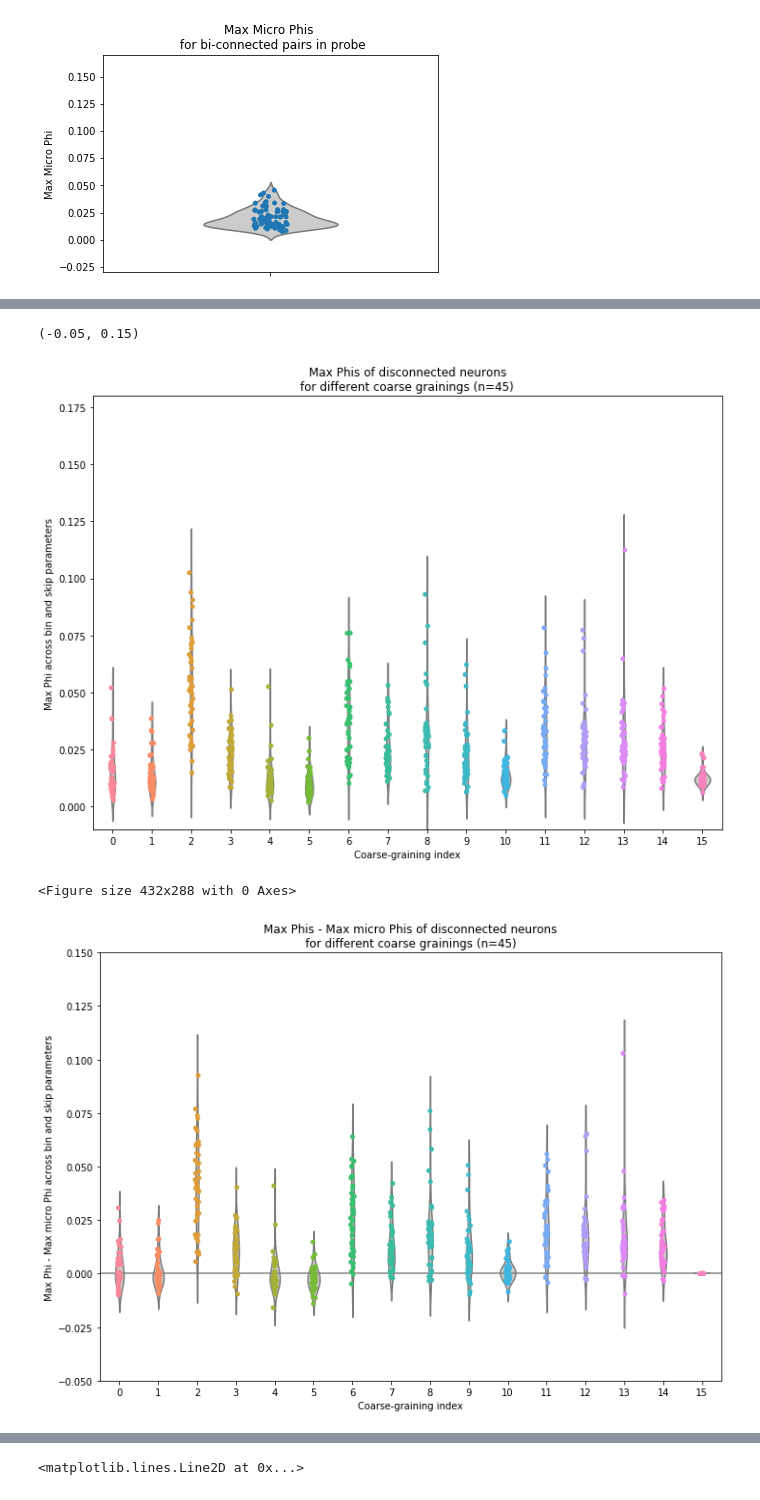
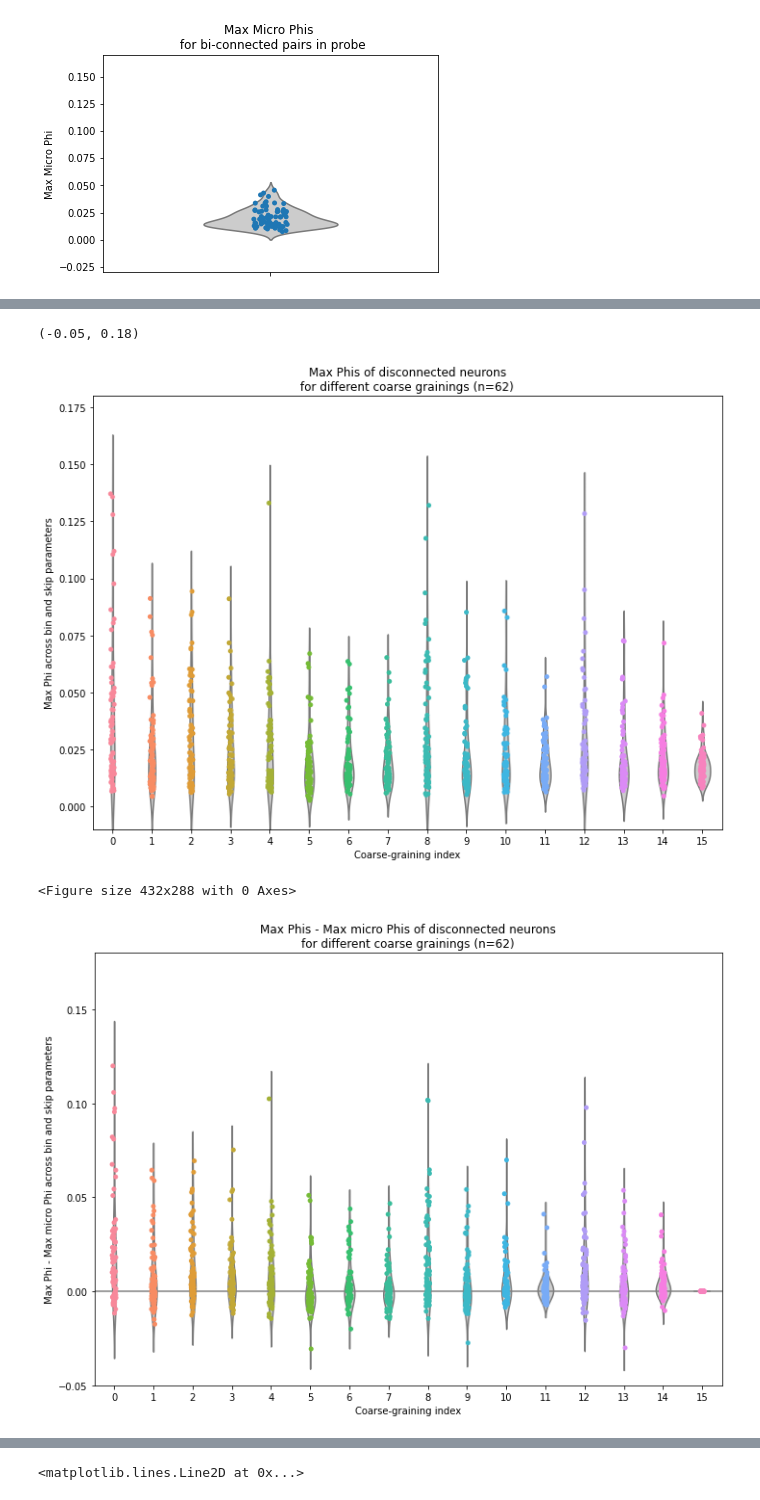
Before and after one commit to mmasque/temporal_emergence, a Jupyter notebook: spiking_statistics.ipynb, the cells around one changed output, grey strips where cells are left out. Cells and saved outputs as stored; diff of their text form; code cells hidden in the pictures.

```diff
--- a/spiking_statistics.ipynb
+++ b/spiking_statistics.ipynb
@@ -202,7 +210,7 @@ plt.xlabel("Minimum number of state samples")
 for i in range(3):
     for j in range(3):
         #plt.figure()
-        ax[i,j].hist(minimal_connections[i*3 + j], bins = 25)
+        ax[i,j].hist(minimal_connections[i*3 + j], bins = 10)
         ax[i,j].set_yscale('log')
         ax[i,j].set_xlim([0, 1000])
         ax[i,j].set_ylim([1, 10**3])
@@ -216,6 +224,7 @@ plt.figure()
 for i in range(minimal_connections.shape[0]):
     h,x = np.histogram(minimal_connections[i], bins=25)
     bin_centers = 0.5*(x[1:]+x[:-1])
+    print(bin_centers[0])
     plt.plot(bin_centers,h, label='%.3f' % (binsize[i]))
     plt.yscale('log')
     plt.xlim([0,1000])
@@ -380,7 +398,13 @@ def violinplot_macro(macros, lims, title):
 # %%
 # same as above, but for 16 coarse grainings
 import numpy as np
-all_16_macro_micros_bidir = np.load("results/all_16coarsegrains_macro_micros.npy", allow_pickle=True)
-all_16_macro_micros_disconnected = np.load("results/all_16coarsegrains_macro_micros_disconnected.npy", allow_pickle=True)
-all_16_macro_micros_disconnected_random = np.load("results/all_16coarsegrains_macro_micros_disconnected_random.npy", allow_pickle=True)
-all_16_macro_micros_disconnected_random_500 = np.load("results/all_16coarsegrains_macro_micros_disconnected_500.npy", allow_pickle=True)
+#all_16_macro_micros_bidir = np.load("results/all_16coarsegrains_macro_micros.npy", allow_pickle=True)
+#all_16_macro_micros_disconnected = np.load("results/all_16coarsegrains_macro_micros_disconnected.npy", allow_pickle=True)
+#all_16_macro_micros_disconnected_random = np.load("results/all_16coarsegrains_macro_micros_disconnected_random.npy", allow_pickle=True)
+#all_16_macro_micros_disconnected_random_500 = np.load("results/all_16coarsegrains_macro_micros_disconnected_500.npy", allow_pickle=True)
+#all_16_macro_micros_disconnected_fixed1 = np.load("results/all_16coarsegrains_macro_micros_random_disconnected_500.npy", allow_pickle=True)
+#all_16_macro_micros_disconnected_fixed2 = np.load("results/all_16coarsegrains_macro_micros_random_disconnected_500_fix2.npy", allow_pickle=True)
+all_16_macro_micros_connected_fixed2 = np.load("results/all_16coarsegrains_macro_micros_random_fixed1.npy", allow_pickle=True)
+all_16_macro_micros_disconnected_fixed2 = np.load("results/all_16coarsegrains_macro_micros_disconnected_fixed1.npy", allow_pickle=True)
+#all_16_macro_micros_disconnected_diff_areas_fixed = np.load("results/all_16coarsegrains_macro_micros_disconnected_diff_brain_areas_fixed1.npy", allow_pickle=True)
+#all_16_macro_micros_connected_weighted = np.load("results/all_16coarsegrains_macro_micros_connected_weighted.npy", allow_pickle=True)
@@ -386,0 +415,9 @@ all_16_macro_micros_disconnected_random_500 = np.load("results/all_16coarsegrain
+# %%
+# GET THE DATA FOR ONLY THE BURSTING NEURONS
+bidirectionally_bursting = np.load("results/bidirectionally_bursting.npy").tolist()
+all_16_macro_micros_connected_fixed2_bursting = []
+seen = []
+for (micros, macros, (i,j)) in all_16_macro_micros_connected_fixed2:
+    if ([i,j] in bidirectionally_bursting) or ([j,i] in bidirectionally_bursting):
+        all_16_macro_micros_connected_fixed2_bursting.append((micros, macros, (i,j)))
+all_16_macro_micros_connected_fixed2_bursting = np.array(all_16_macro_micros_connected_fixed2_bursting)
@@ -389,7 +429,7 @@ all_16_macro_micros_disconnected_random_500 = np.load("results/all_16coarsegrain
 max_micros_wnan = []
 max_macros_wnan = [[] for i in range(16)]
 
-for micros,macros,(i,j) in all_16_macro_micros_disconnected_random_500:
+for micros,macros,(i,j) in all_16_macro_micros_connected_fixed2:
     max_micros_wnan.append(np.nanmax(micros))
     max_macro = np.nanmax(macros, axis=(0,1))
     for m in range(len(max_macro)):
@@ -422,30 +502,33 @@ Text(0.5, 1.0, 'Max Micro Phis \n for disconnected connected pairs in probe\nneu
 # %%
 import pandas as pd
-df = pd.DataFrame(np.transpose(max_macros))
+import matplotlib.pyplot as plt
+import seaborn as sns
+
+df = pd.DataFrame(np.transpose(np.array(max_macros)))
 a4_dims = (11.7, 8.27)
 fig, ax = plt.subplots(figsize=a4_dims)
 
 ax = sns.violinplot(ax=ax,data=df, orient='v', color=".8", inner=None, width=0.4)
 ax = sns.stripplot(ax=ax,data=df, orient='v',jitter=0.05)
 plt.xlabel("Coarse-graining index")
 plt.ylabel("Max Phi across bin and skip parameters")
-plt.title("Max Phis of disconnected neurons\nfor different coarse grainings (n=45)")
+plt.title("Max Phis of disconnected neurons\nfor different coarse grainings (n=62)")
 plt.ylim([-0.01, 0.18])
 plt.figure()
 fig, ax = plt.subplots(figsize=a4_dims)
-df2 = pd.DataFrame(np.transpose([max_macro - max_micros for max_macro in max_macros]))
+df2 = pd.DataFrame(np.transpose([max_macro - max_micros for max_macro in np.array(max_macros)]))
 ax = sns.violinplot(ax=ax,data=df2, orient='v', color=".8", inner=None, width=0.4)
 ax = sns.stripplot(ax=ax,data=df2, orient='v',jitter=0.05)
 plt.axhline(y=0, color='gray', linestyle='-')
 plt.xlabel("Coarse-graining index")
 plt.ylabel("Max Phi - Max micro Phi across bin and skip parameters")
-plt.title("Max Phis - Max micro Phis of disconnected neurons\nfor different coarse grainings (n=45)")
-plt.ylim([-0.05, 0.15])
+plt.title("Max Phis - Max micro Phis of disconnected neurons\nfor different coarse grainings (n=62)")
+plt.ylim([-0.05, 0.18])
 # %% [output]
-(-0.05, 0.15)
+(-0.05, 0.18)
-[figure, old version]
+[figure, new version]
 <Figure size 432x288 with 0 Axes>
-[figure, old version]
+[figure, new version]
 # %%
 #max of all macros
 sup_macros = []
```
Also changed, not shown: parts of 34 cells of this notebook, 9 other files.
